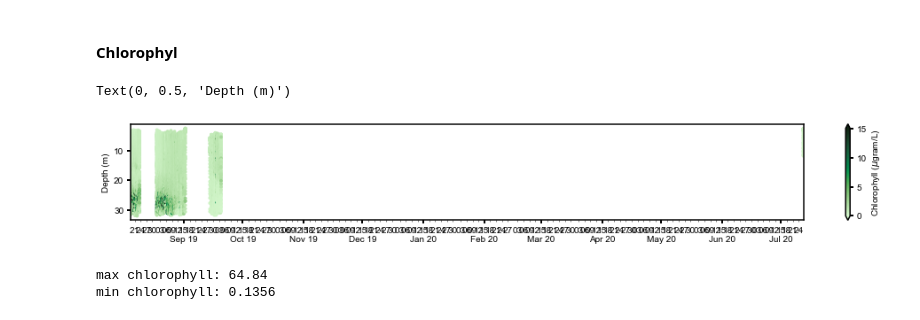
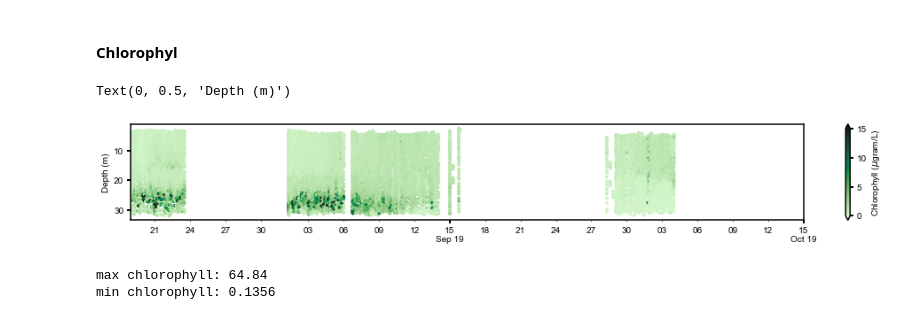
Before and after one commit to NOAA-PMEL/EcoFOCI_Jupyter_Notebooks, a Jupyter notebook: PrawlerDeployments/ERDDAP_PMEL_erddapy_Prawler_19CKITAEPR2A.ipynb, the cells around one changed output. Drawn from its saved outputs; the diff is of its cells as text; code cells hidden in the pictures.

```diff
--- a/PrawlerDeployments/ERDDAP_PMEL_erddapy_Prawler_19CKITAEPR2A.ipynb
+++ b/PrawlerDeployments/ERDDAP_PMEL_erddapy_Prawler_19CKITAEPR2A.ipynb
@@ -79,7 +80,7 @@ d.variables =  [
 
 d.constraints = {
     'time>=': '2019-08-01T00:00:00Z',
-    'time<=': '2020-08-01T00:00:00Z',
+    'time<=': '2020-10-01T00:00:00Z',
 }
 # %%
 d.get_download_url()
@@ -234,26 +235,26 @@ sal std: 0.7308296349009534
 # %%
 df['wetlab_Chlorophyll_ug/l'] = (df['wetlab_Chlorophyll']-60)*0.0226
 
 fig, ax = plt.subplots(figsize=(17, 2))
 cs = ax.scatter(df.index, df['SB_Depth'], s=15, c=df['wetlab_Chlorophyll_ug/l'],
                 marker='o', vmin =0, vmax= 15, edgecolor='none', cmap=cmocean.cm.algae)
 
 ax.invert_yaxis()
 ax.set_xlim(df.index[0], df.index[-1])
 xfmt = mdates.DateFormatter('%d-%b')
 ax.xaxis.set_major_locator(DayLocator(bymonthday=15))
-ax.xaxis.set_minor_locator(DayLocator(range(0,32,3)))
+ax.xaxis.set_minor_locator(DayLocator(range(0,32,15)))
 ax.xaxis.set_minor_formatter(DateFormatter('%d'))
 ax.xaxis.set_major_formatter(DateFormatter('%d\n%b %y'))
 ax.xaxis.set_tick_params(which='major', pad=3)
 ax.xaxis.set_tick_params(which='minor', pad=5)
 
 cbar = fig.colorbar(cs, orientation='vertical', extend='both')
 cbar.ax.set_ylabel('Chlorophyll ($\mu$gram/L)')
 ax.set_ylabel('Depth (m)')
 # %% [output]
 Text(0, 0.5, 'Depth (m)')
-[figure, old version]
+[figure, new version]
 # %%
 print("""
 max chlorophyll: {0:0.4}
```
Also changed, not shown: parts of 15 cells of this notebook, 17 other files.
